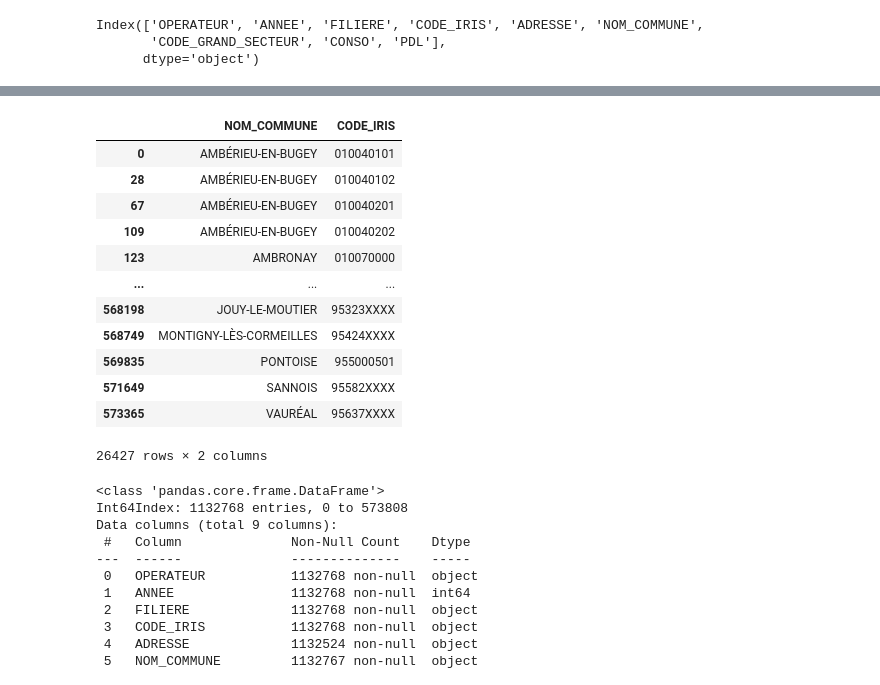
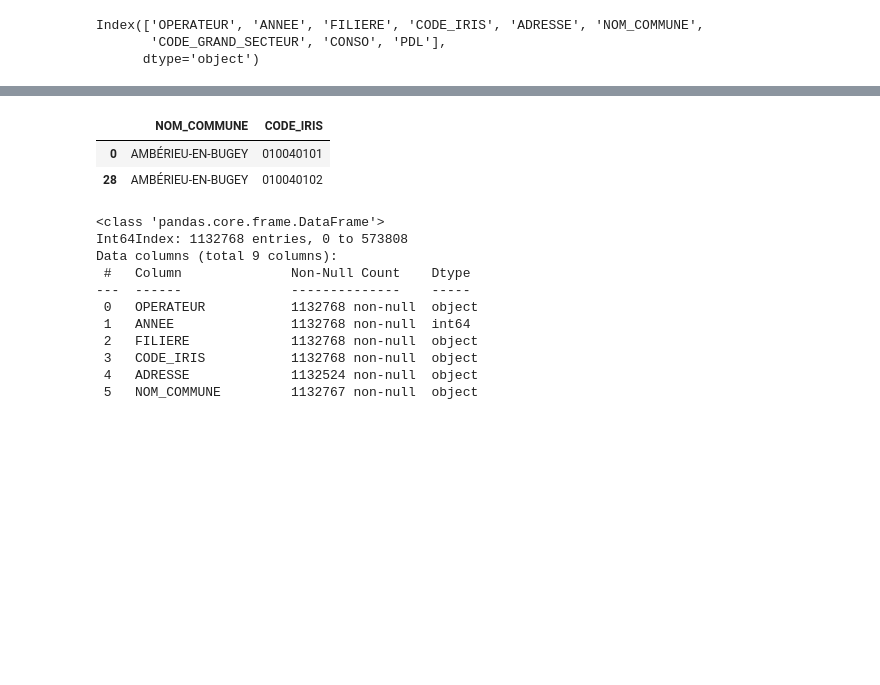
Before and after one commit to myg-af/energies_final, a Jupyter notebook: jupyter_project.ipynb, the cells around one changed output, grey strips where cells are left out. Saved outputs shown, nothing was run; the diff lists cells and outputs as text; code cells hidden in the pictures; blank space fills up the shorter version.

```diff
--- a/jupyter_project.ipynb
+++ b/jupyter_project.ipynb
@@ -69,20 +50,10 @@ result_elec
 # %%
 result_elec2 = result_elec[['NOM_COMMUNE','CODE_IRIS']].drop_duplicates()
-result_elec2
+result_elec2.head(2)
 # %% [output]
 |  | NOM_COMMUNE | CODE_IRIS |
 | 0 | AMBÉRIEU-EN-BUGEY | 010040101 |
 | 28 | AMBÉRIEU-EN-BUGEY | 010040102 |
-| 67 | AMBÉRIEU-EN-BUGEY | 010040201 |
-| 109 | AMBÉRIEU-EN-BUGEY | 010040202 |
-| 123 | AMBRONAY | 010070000 |
-| ... | ... | ... |
-| 568198 | JOUY-LE-MOUTIER | 95323XXXX |
-| 568749 | MONTIGNY-LÈS-CORMEILLES | 95424XXXX |
-| 569835 | PONTOISE | 955000501 |
-| 571649 | SANNOIS | 95582XXXX |
-| 573365 | VAURÉAL | 95637XXXX |
-26427 rows × 2 columns
 # %%
 result_elec.info()
 # %% [output]
```
Also changed, not shown: parts of 33 cells of this notebook, 2 other files.
